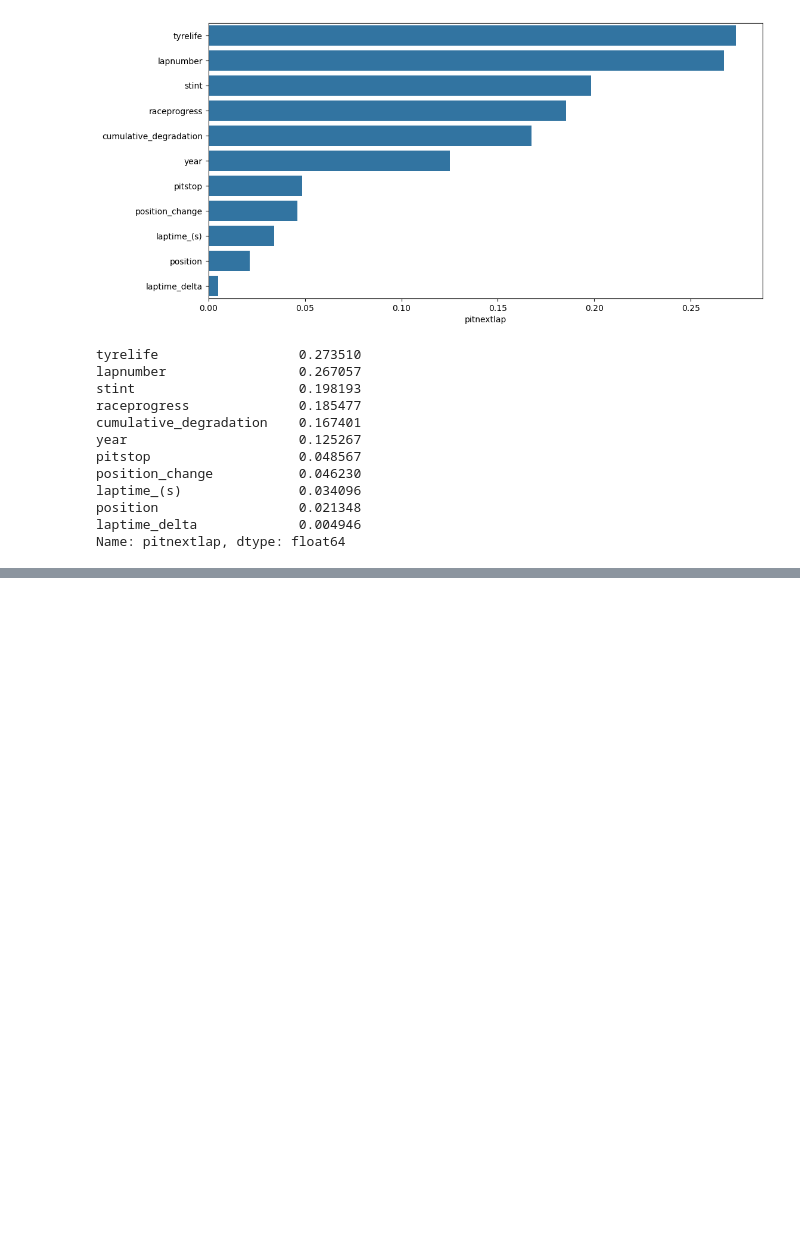
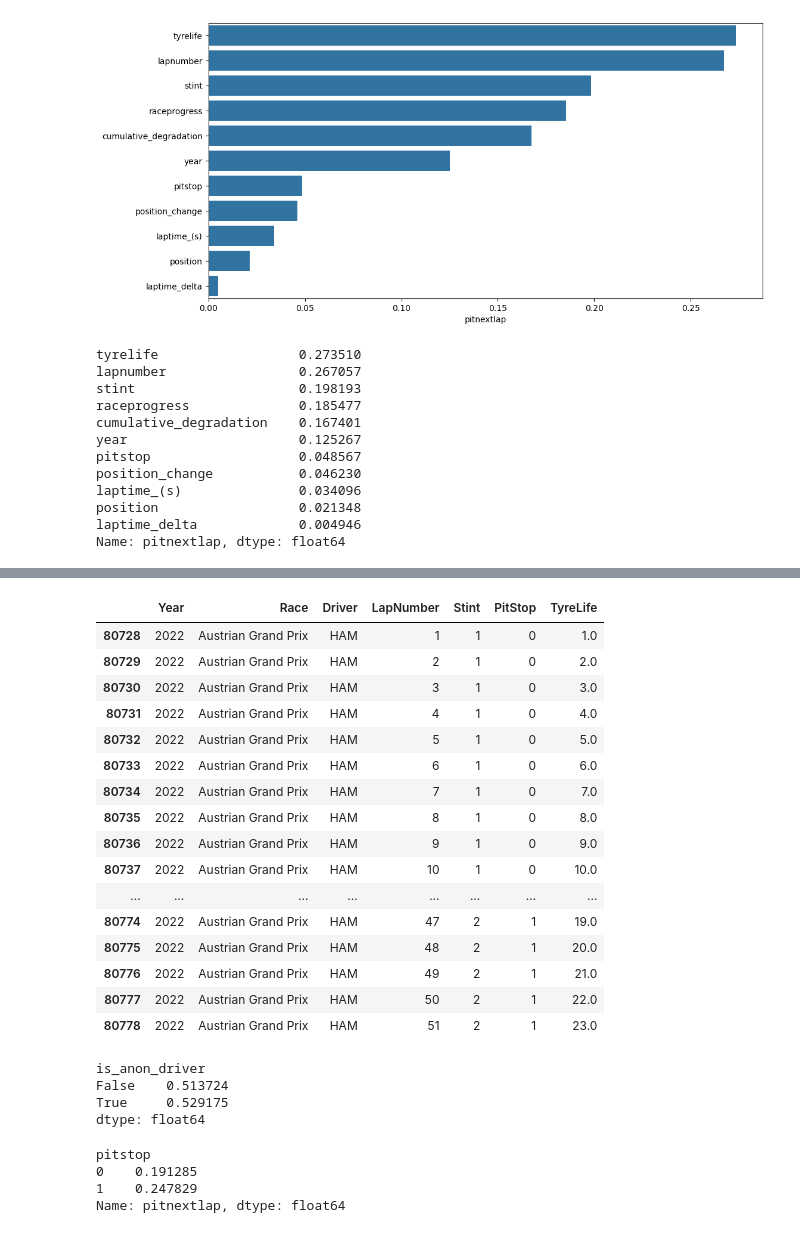
Before and after one commit to mcotton/playground-series-s6e05, a Jupyter notebook: EDA.ipynb, the cells around one changed output, grey strips where cells are left out. Saved outputs shown, nothing was run; the diff lists cells and outputs as text; code cells hidden in the pictures; blank space fills up the shorter version.

```diff
--- a/EDA.ipynb
+++ b/EDA.ipynb
@@ -398,0 +470,35 @@ train_df.columns.to_list(), orig_df.columns.to_list()
+# %%
+orig_df.query("Year == 2022 and Race == 'Austrian Grand Prix' and Driver == 'HAM'").sort_values('LapNumber')[['Year', 'Race', 'Driver', 'LapNumber','Stint','PitStop','TyreLife']]
+# %% [output]
+|  | Year | Race | Driver | LapNumber | Stint | PitStop | TyreLife |
+| 80728 | 2022 | Austrian Grand Prix | HAM | 1 | 1 | 0 | 1.0 |
+| 80729 | 2022 | Austrian Grand Prix | HAM | 2 | 1 | 0 | 2.0 |
+| 80730 | 2022 | Austrian Grand Prix | HAM | 3 | 1 | 0 | 3.0 |
+| 80731 | 2022 | Austrian Grand Prix | HAM | 4 | 1 | 0 | 4.0 |
+| 80732 | 2022 | Austrian Grand Prix | HAM | 5 | 1 | 0 | 5.0 |
+| 80733 | 2022 | Austrian Grand Prix | HAM | 6 | 1 | 0 | 6.0 |
+| 80734 | 2022 | Austrian Grand Prix | HAM | 7 | 1 | 0 | 7.0 |
+| 80735 | 2022 | Austrian Grand Prix | HAM | 8 | 1 | 0 | 8.0 |
+| 80736 | 2022 | Austrian Grand Prix | HAM | 9 | 1 | 0 | 9.0 |
+| 80737 | 2022 | Austrian Grand Prix | HAM | 10 | 1 | 0 | 10.0 |
+| ... | ... | ... | ... | ... | ... | ... | ... |
+| 80774 | 2022 | Austrian Grand Prix | HAM | 47 | 2 | 1 | 19.0 |
+| 80775 | 2022 | Austrian Grand Prix | HAM | 48 | 2 | 1 | 20.0 |
+| 80776 | 2022 | Austrian Grand Prix | HAM | 49 | 2 | 1 | 21.0 |
+| 80777 | 2022 | Austrian Grand Prix | HAM | 50 | 2 | 1 | 22.0 |
+| 80778 | 2022 | Austrian Grand Prix | HAM | 51 | 2 | 1 | 23.0 |
+# %%
+df['is_anon_driver'] = df['driver'].str.startswith('D')
+df.groupby('is_anon_driver').apply(lambda g: (g['stint'] == g['pitstop'] + 1).mean())
+# %% [output]
+is_anon_driver
+False    0.513724
+True     0.529175
+dtype: float64
+# %%
+df.groupby('pitstop')['pitnextlap'].mean()
+# %% [output]
+pitstop
+0    0.191285
+1    0.247829
+Name: pitnextlap, dtype: float64
```
Also changed, not shown: parts of 13 cells of this notebook, 4 other files.
